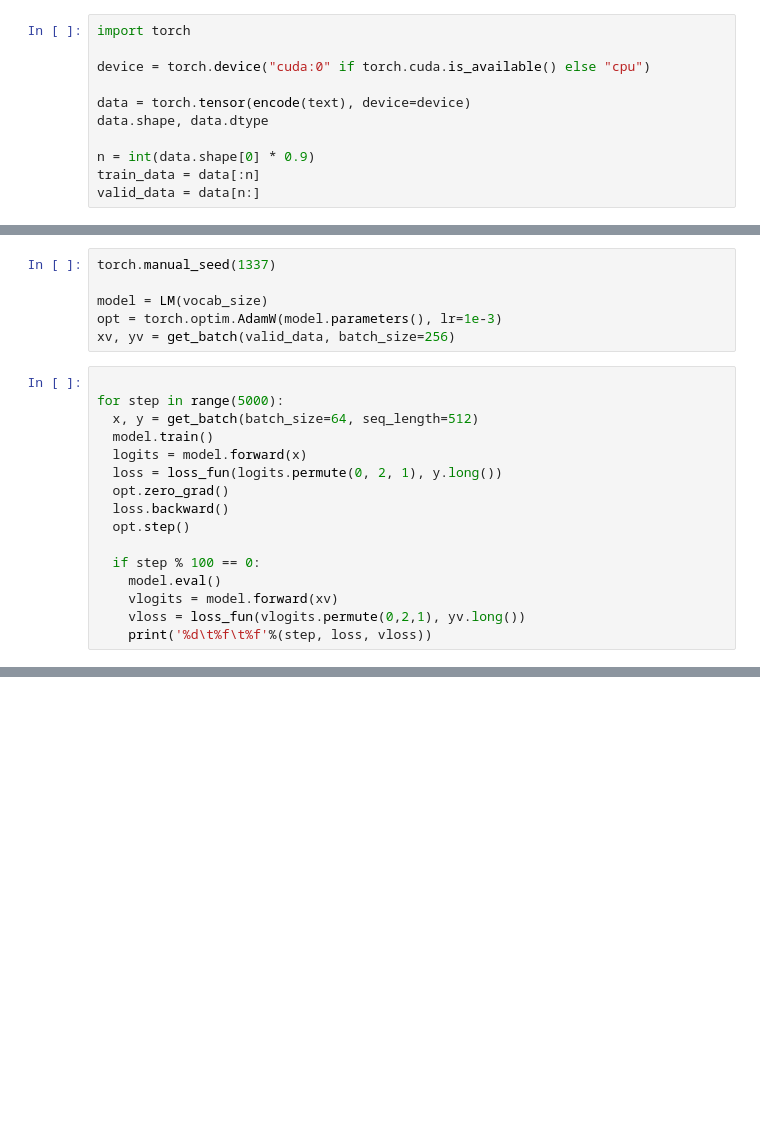
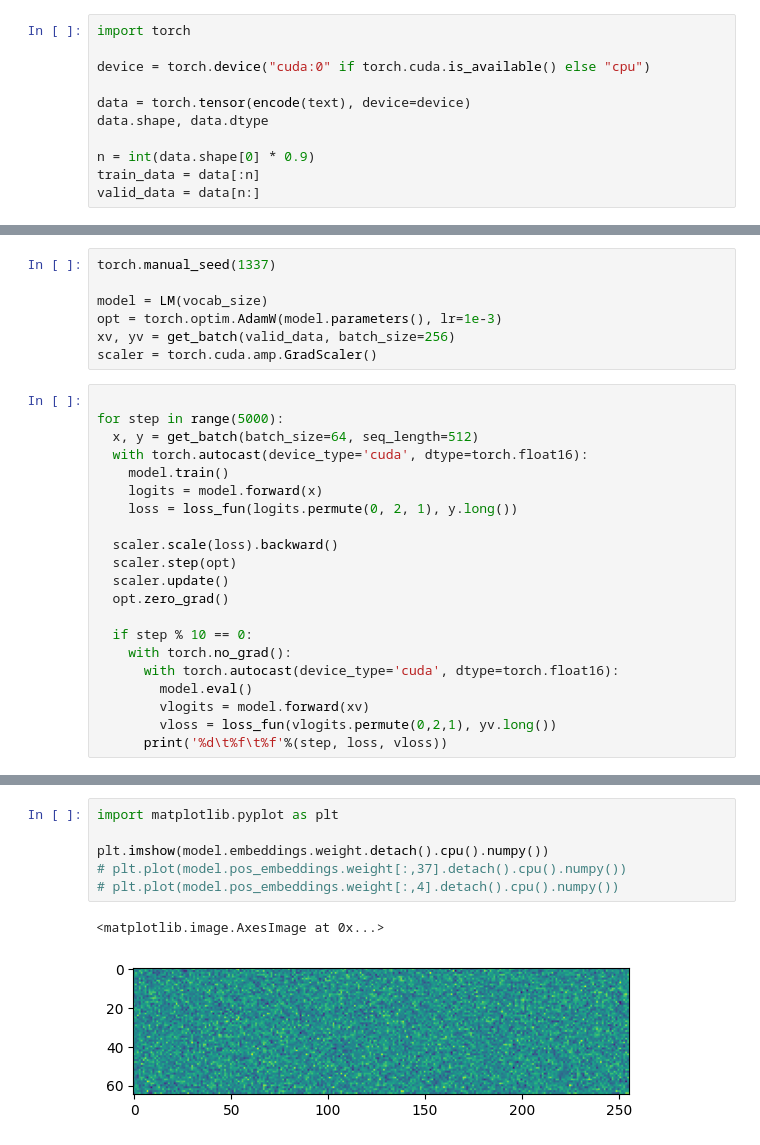
Before and after one commit to steelannelida/nanoGPT, a Jupyter notebook: nanogpt.ipynb, the cells around one changed output, grey strips where cells are left out. Drawn from its saved outputs; the diff is of its cells as text; blank space fills up the shorter version.

```diff
--- a/nanogpt.ipynb
+++ b/nanogpt.ipynb
@@ -173,20 +205,26 @@ torch.manual_seed(1337)
 model = LM(vocab_size)
 opt = torch.optim.AdamW(model.parameters(), lr=1e-3)
 xv, yv = get_batch(valid_data, batch_size=256)
+scaler = torch.cuda.amp.GradScaler()
 # %%
 
 for step in range(5000):
   x, y = get_batch(batch_size=64, seq_length=512)
-  model.train()
-  logits = model.forward(x)
-  loss = loss_fun(logits.permute(0, 2, 1), y.long())
+  with torch.autocast(device_type='cuda', dtype=torch.float16):
+    model.train()
+    logits = model.forward(x)
+    loss = loss_fun(logits.permute(0, 2, 1), y.long())
+
+  scaler.scale(loss).backward()
+  scaler.step(opt)
+  scaler.update()
   opt.zero_grad()
-  loss.backward()
-  opt.step()
 
-  if step % 100 == 0:
-    model.eval()
-    vlogits = model.forward(xv)
-    vloss = loss_fun(vlogits.permute(0,2,1), yv.long())
-    print('%d\t%f\t%f'%(step, loss, vloss))
+  if step % 10 == 0:
+    with torch.no_grad():
+      with torch.autocast(device_type='cuda', dtype=torch.float16):
+        model.eval()
+        vlogits = model.forward(xv)
+        vloss = loss_fun(vlogits.permute(0,2,1), yv.long())
+      print('%d\t%f\t%f'%(step, loss, vloss))
 # %% [output]
@@ -204,0 +264,9 @@ print(decode(model.generate(encode('To dream'), 256)))
+# %%
+import matplotlib.pyplot as plt
+
+plt.imshow(model.embeddings.weight.detach().cpu().numpy())
+# plt.plot(model.pos_embeddings.weight[:,37].detach().cpu().numpy())
+# plt.plot(model.pos_embeddings.weight[:,4].detach().cpu().numpy())
+# %% [output]
+<matplotlib.image.AxesImage at 0x...>
+[figure, added]
```
Also changed, not shown: parts of 10 cells of this notebook.
